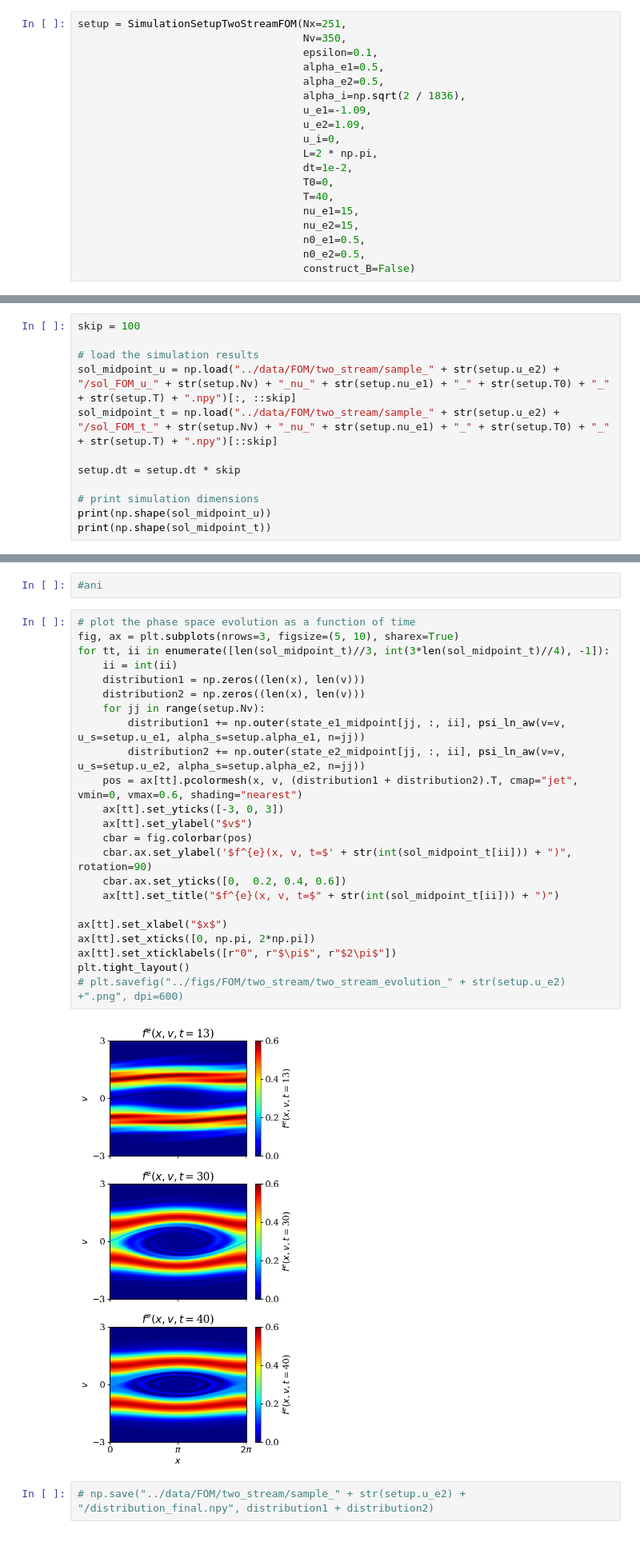
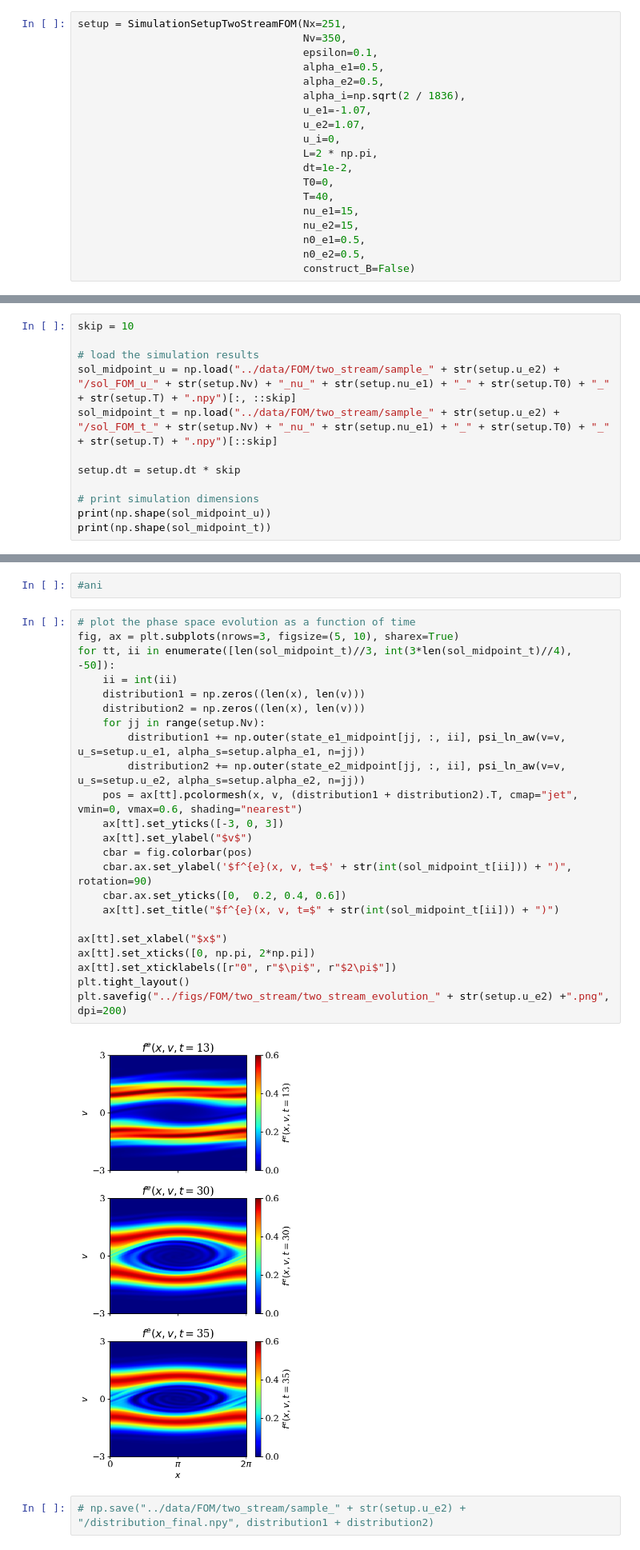
Before and after one commit to opaliss/HermiteFD-ROM, a Jupyter notebook: FOM/two_stream_instability_FOM.ipynb, the cells around one changed output, grey strips where cells are left out. Shown at 80% size. Saved outputs shown, nothing was run; the diff lists cells and outputs as text.

```diff
--- a/FOM/two_stream_instability_FOM.ipynb
+++ b/FOM/two_stream_instability_FOM.ipynb
@@ -36,8 +36,8 @@ setup = SimulationSetupTwoStreamFOM(Nx=251,
                                     alpha_e1=0.5,
                                     alpha_e2=0.5,
                                     alpha_i=np.sqrt(2 / 1836),
-                                    u_e1=-1.09,
-                                    u_e2=1.09,
+                                    u_e1=-1.07,
+                                    u_e2=1.07,
                                     u_i=0,
                                     L=2 * np.pi,
                                     dt=1e-2,
@@ -59,7 +59,7 @@ x = np.linspace(0, setup.L, setup.Nx + 1)
 # %% [markdown]
 ## simulation dataset
 # %%
-skip = 100
+skip = 10
 
 # load the simulation results
 sol_midpoint_u = np.load("../data/FOM/two_stream/sample_" + str(setup.u_e2) + "/sol_FOM_u_" + str(setup.Nv) + "_nu_" + str(setup.nu_e1) + "_" + str(setup.T0) + "_" + str(setup.T) + ".npy")[:, ::skip]
@@ -224,28 +225,28 @@ plt.tight_layout()
 # %%
 # plot the phase space evolution as a function of time
 fig, ax = plt.subplots(nrows=3, figsize=(5, 10), sharex=True)
-for tt, ii in enumerate([len(sol_midpoint_t)//3, int(3*len(sol_midpoint_t)//4), -1]):
+for tt, ii in enumerate([len(sol_midpoint_t)//3, int(3*len(sol_midpoint_t)//4), -50]):
     ii = int(ii)
     distribution1 = np.zeros((len(x), len(v)))
     distribution2 = np.zeros((len(x), len(v)))
     for jj in range(setup.Nv):
         distribution1 += np.outer(state_e1_midpoint[jj, :, ii], psi_ln_aw(v=v, u_s=setup.u_e1, alpha_s=setup.alpha_e1, n=jj))
         distribution2 += np.outer(state_e2_midpoint[jj, :, ii], psi_ln_aw(v=v, u_s=setup.u_e2, alpha_s=setup.alpha_e2, n=jj))
     pos = ax[tt].pcolormesh(x, v, (distribution1 + distribution2).T, cmap="jet", vmin=0, vmax=0.6, shading="nearest")
     ax[tt].set_yticks([-3, 0, 3])
     ax[tt].set_ylabel("$v$")
     cbar = fig.colorbar(pos)
     cbar.ax.set_ylabel('$f^{e}(x, v, t=$' + str(int(sol_midpoint_t[ii])) + ")", rotation=90)
     cbar.ax.set_yticks([0,  0.2, 0.4, 0.6])
     ax[tt].set_title("$f^{e}(x, v, t=$" + str(int(sol_midpoint_t[ii])) + ")")
 
 ax[tt].set_xlabel("$x$")
 ax[tt].set_xticks([0, np.pi, 2*np.pi])
 ax[tt].set_xticklabels([r"0", r"$\pi$", r"$2\pi$"])
 plt.tight_layout()
-# plt.savefig("../figs/FOM/two_stream/two_stream_evolution_" + str(setup.u_e2) +".png", dpi=600)
+plt.savefig("../figs/FOM/two_stream/two_stream_evolution_" + str(setup.u_e2) +".png", dpi=200)
 # %% [output]
-[figure, old version]
+[figure, new version]
 # %%
 # np.save("../data/FOM/two_stream/sample_" + str(setup.u_e2) + "/distribution_final.npy", distribution1 + distribution2)
 # %%
```
Also changed, not shown: parts of 15 cells of this notebook, 7 other files.
